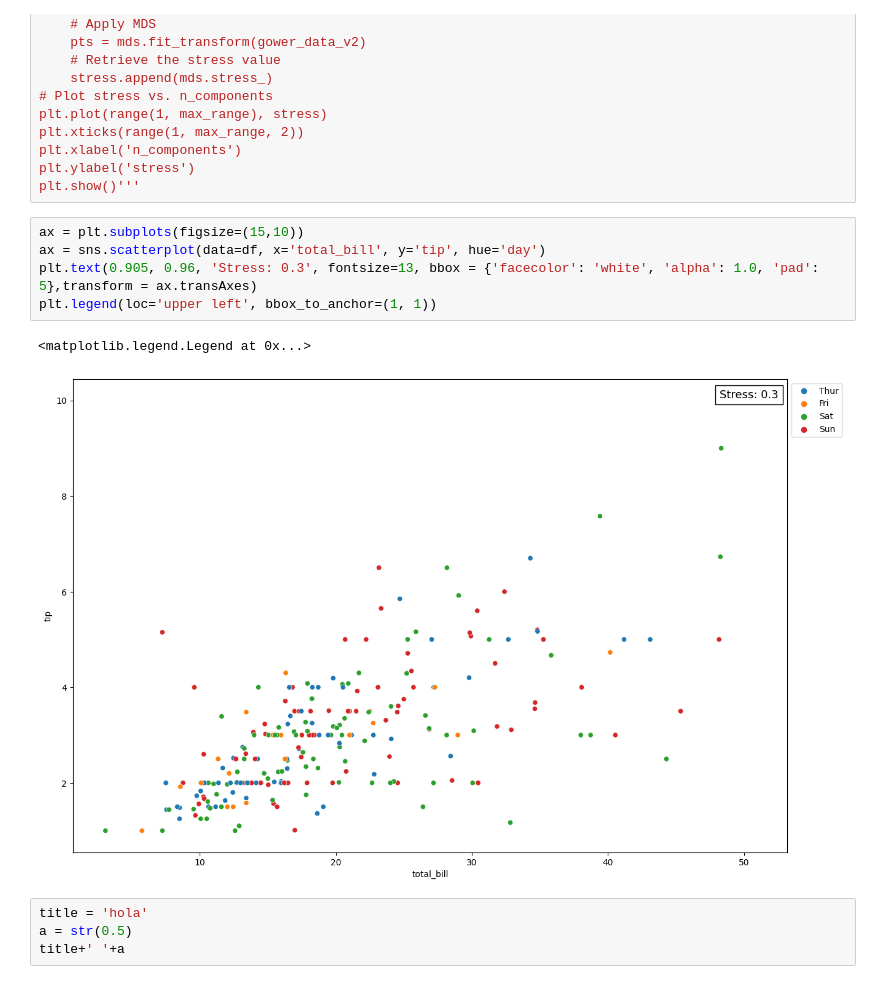
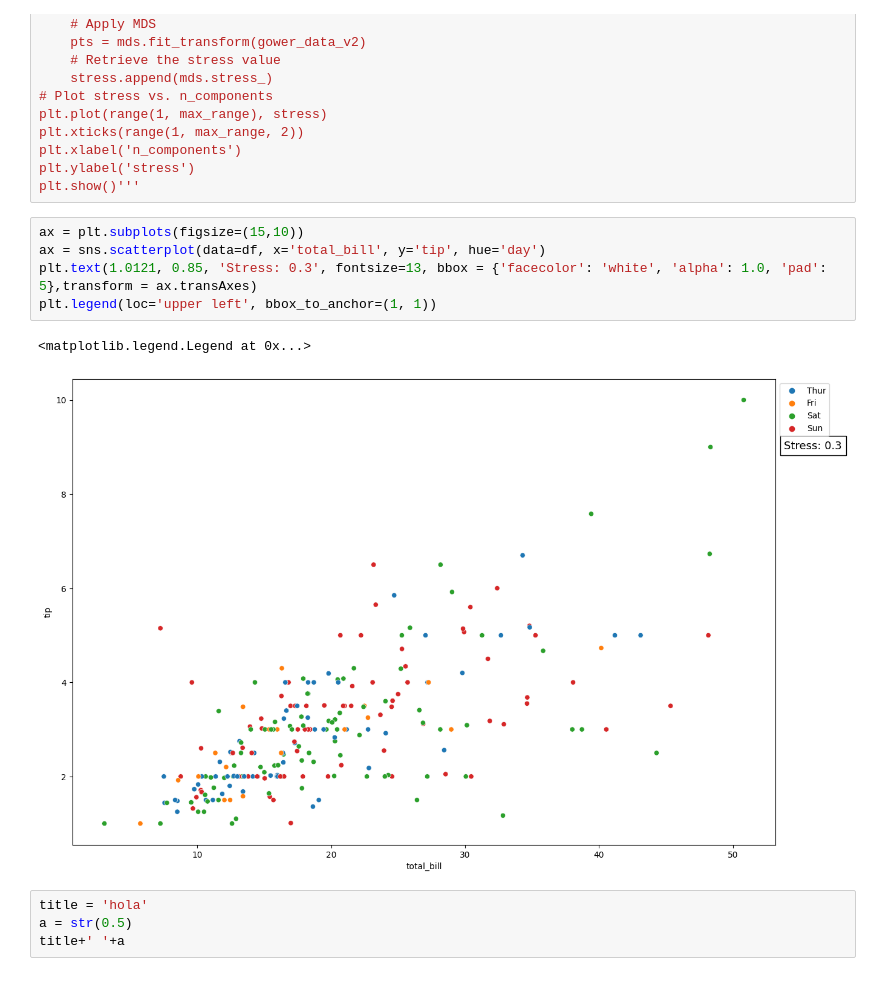
Before and after one commit to VicColombo/linea_137_llamados_vs, a Jupyter notebook: code/notebooks/try_out_things.ipynb, the cells around one changed output. Cells and saved outputs as stored; diff of their text form.

```diff
--- a/code/notebooks/try_out_things.ipynb
+++ b/code/notebooks/try_out_things.ipynb
@@ -26,11 +26,11 @@ plt.show()'''
 # %%
 ax = plt.subplots(figsize=(15,10))
 ax = sns.scatterplot(data=df, x='total_bill', y='tip', hue='day')
-plt.text(0.905, 0.96, 'Stress: 0.3', fontsize=13, bbox = {'facecolor': 'white', 'alpha': 1.0, 'pad': 5},transform = ax.transAxes)
+plt.text(1.0121, 0.85, 'Stress: 0.3', fontsize=13, bbox = {'facecolor': 'white', 'alpha': 1.0, 'pad': 5},transform = ax.transAxes)
 plt.legend(loc='upper left', bbox_to_anchor=(1, 1))
 # %% [output]
 <matplotlib.legend.Legend at 0x...>
-[figure, old version]
+[figure, new version]
 # %%
 title = 'hola'
 a = str(0.5)
```
Also changed, not shown: 6 other files.
